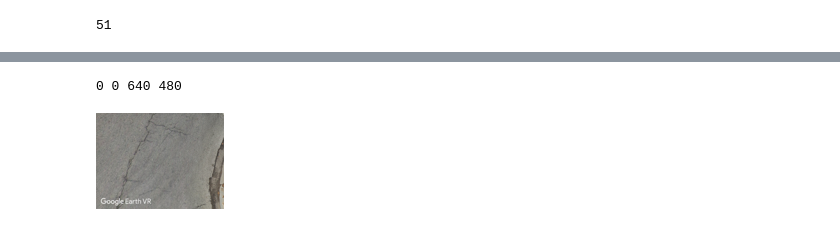
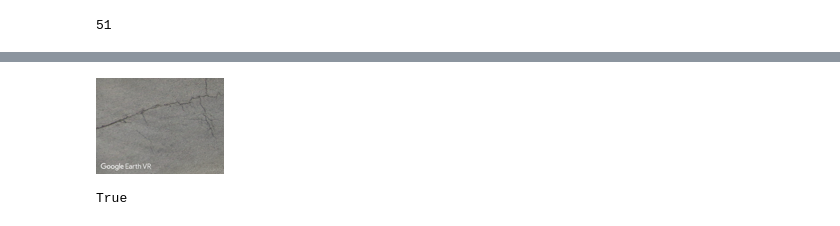
Before and after one commit to duyhho/NSFSCC-Python, a Jupyter notebook: VR/Scripts/Screen Capture/Screen Capture.ipynb, the cells around one changed output, grey strips where cells are left out. Saved outputs shown, nothing was run; the diff lists cells and outputs as text; code cells hidden in the pictures.

Commit message:
update object detection call

```diff
--- a/VR/Scripts/Screen Capture/Screen Capture.ipynb
+++ b/VR/Scripts/Screen Capture/Screen Capture.ipynb
@@ -66,9 +64,9 @@ display(im)
 # %%
 while True:
     im = screenshot('Google Earth VR')
+    im.save('test_VR.jpg')
     display(im.resize((128,96)))
     time.sleep(1)
     break
 # %% [output]
-0 0 640 480
-[figure, old version]
+[figure, new version]
@@ -75,3 +100,7 @@ while True:
+# %%
+detect_object('test_VR.jpg', 'house')
+# %% [output]
+True
 # %%
 import tkinter as tk
 from PIL import ImageTk, Image
```
Also changed, not shown: parts of 13 cells of this notebook, 4 other files.
